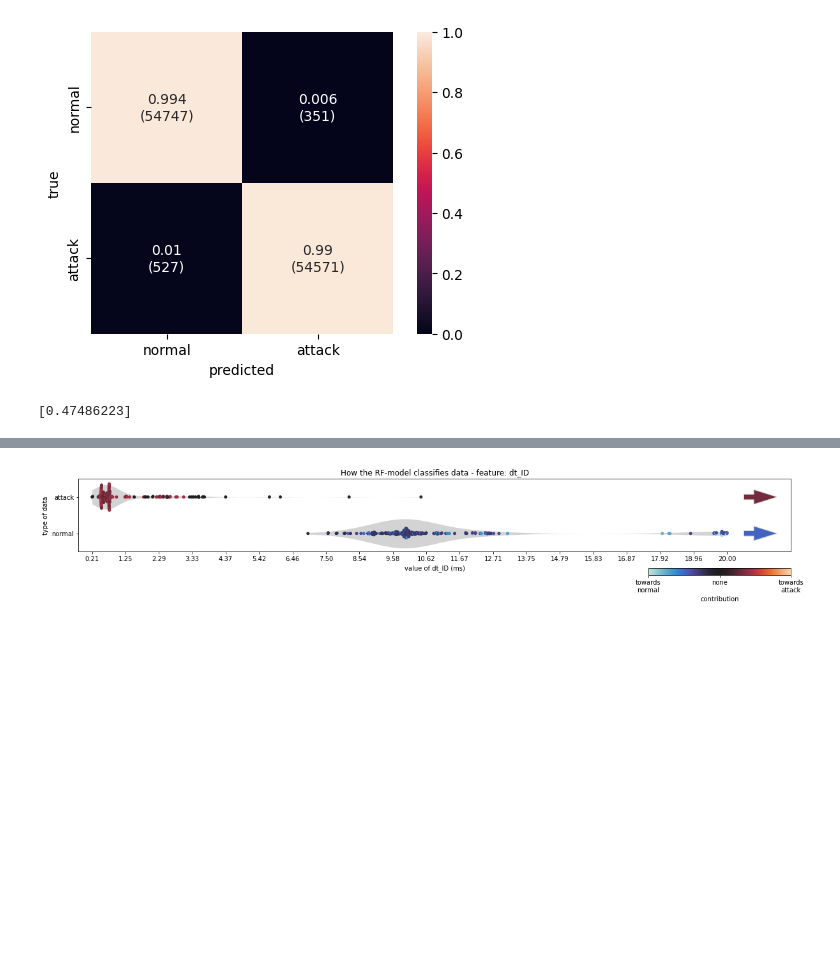
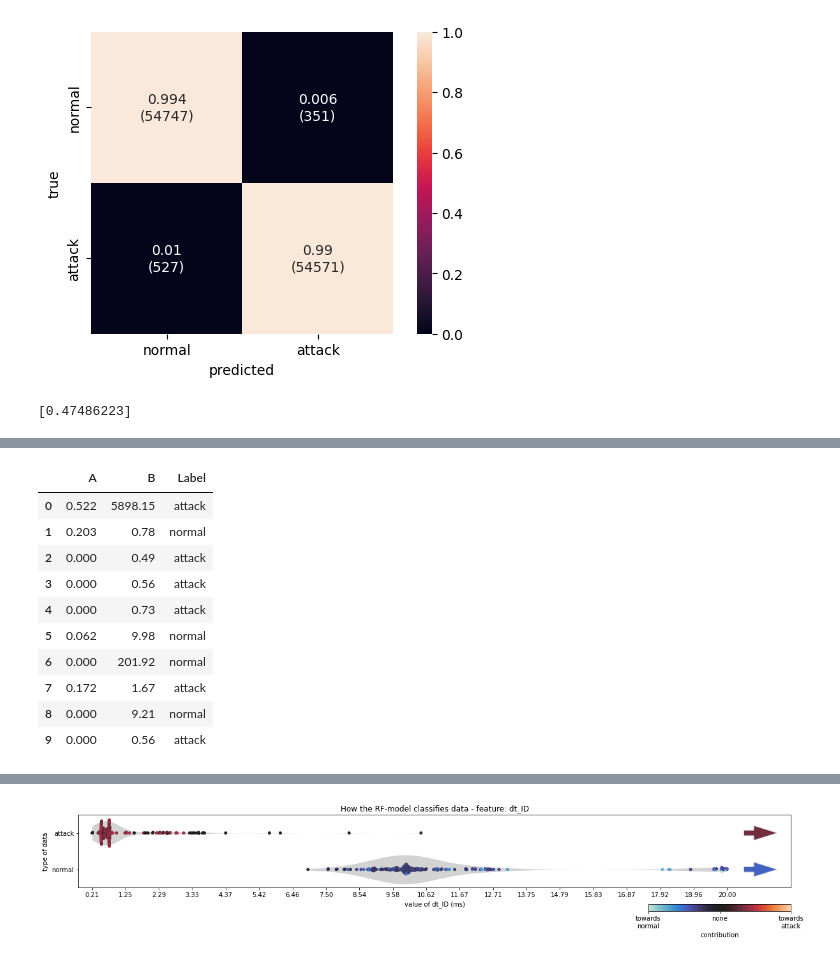
Before and after one commit to hampu5/ml-classify, a Jupyter notebook: ml_classify/dnn-book.ipynb, the cells around one changed output, grey strips where cells are left out. Cells and saved outputs as stored; diff of their text form; code cells hidden in the pictures; blank space fills up the shorter version.

```diff
--- a/ml_classify/dnn-book.ipynb
+++ b/ml_classify/dnn-book.ipynb
@@ -222,4 +222,34 @@ X_exp_original = X_train_original.loc[X_exp.index]
 [interactive output not drawn]
 # %%
 shap_all = get_explanation(exp, X_exp)
+# %%
+X_test_check = X_test_original.sample(10, random_state=18)
+y_test_check = y_test.loc[X_test_check.index]
+pred_check = pred_test[X_test_check.index].T[0]
+
+df_check = X_test_check
+df_check["Label"] = pred_check
+df_check["Label"] = df_check["Label"].astype(np.int64)
+df_check["Label"].replace({0: "normal", 1: "attack"}, inplace=True)
+df_check.rename(columns = {'dcs_ID': 'A', 'dt_ID': 'B'}, inplace = True)
+df_check = df_check.reset_index()
+df_check["A"] = df_check["A"].apply(lambda x: round(x, 3))
+df_check["B"] = df_check["B"].apply(lambda x: round(x*1000, 2))
+# df_check = pd.DataFrame(df_check[["dcs_ID", "dt_ID"]], )
+# pred_check = pd.Series(pred_check, name="Label")
+
+
+display(df_check[["A", "B", "Label"]])
+# %% [output]
+|  | A | B | Label |
+| 0 | 0.522 | 5898.15 | attack |
+| 1 | 0.203 | 0.78 | normal |
+| 2 | 0.000 | 0.49 | attack |
+| 3 | 0.000 | 0.56 | attack |
+| 4 | 0.000 | 0.73 | attack |
+| 5 | 0.062 | 9.98 | normal |
+| 6 | 0.000 | 201.92 | normal |
+| 7 | 0.172 | 1.67 | attack |
+| 8 | 0.000 | 9.21 | normal |
+| 9 | 0.000 | 0.56 | attack |
 # %%
```
Also changed, not shown: parts of 3 cells of this notebook, 2 other files.
